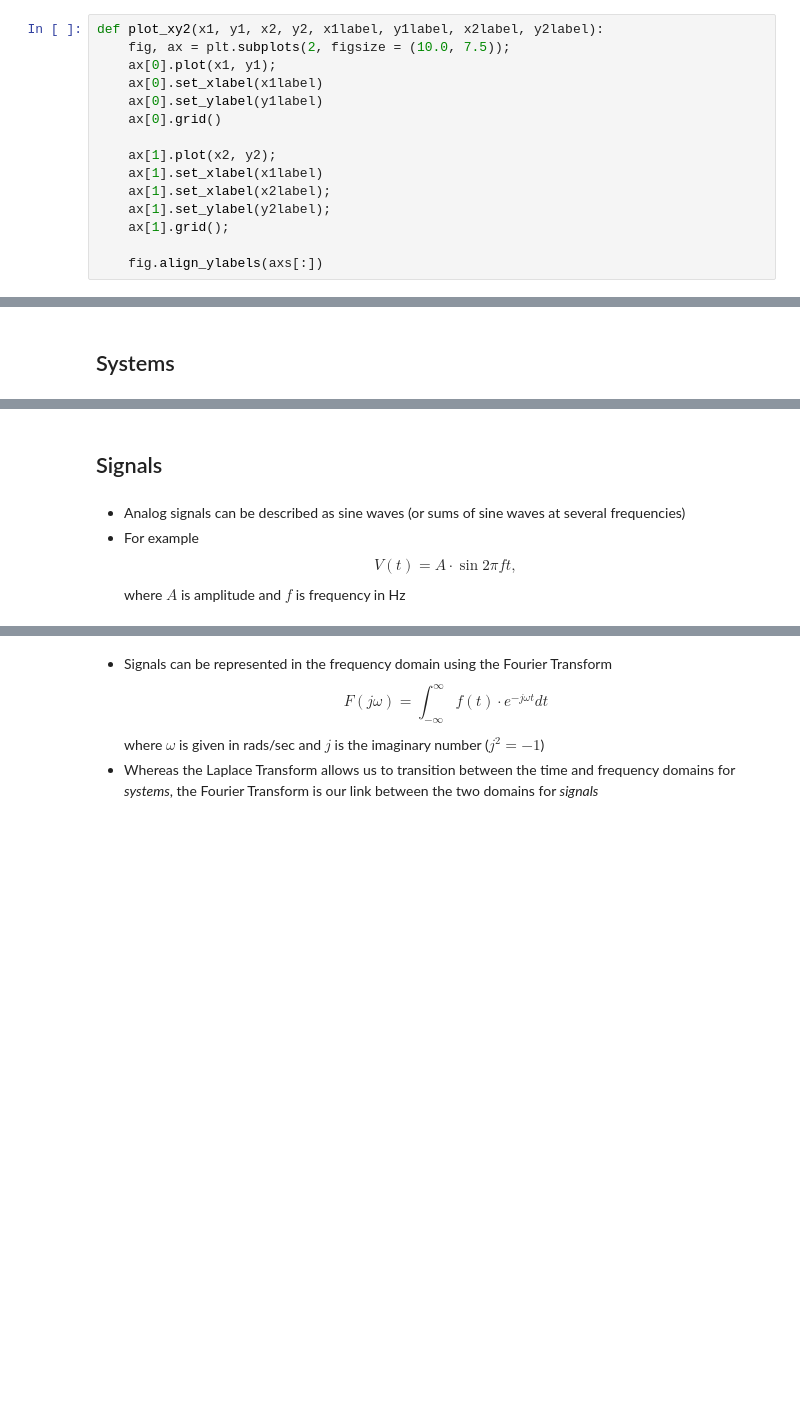
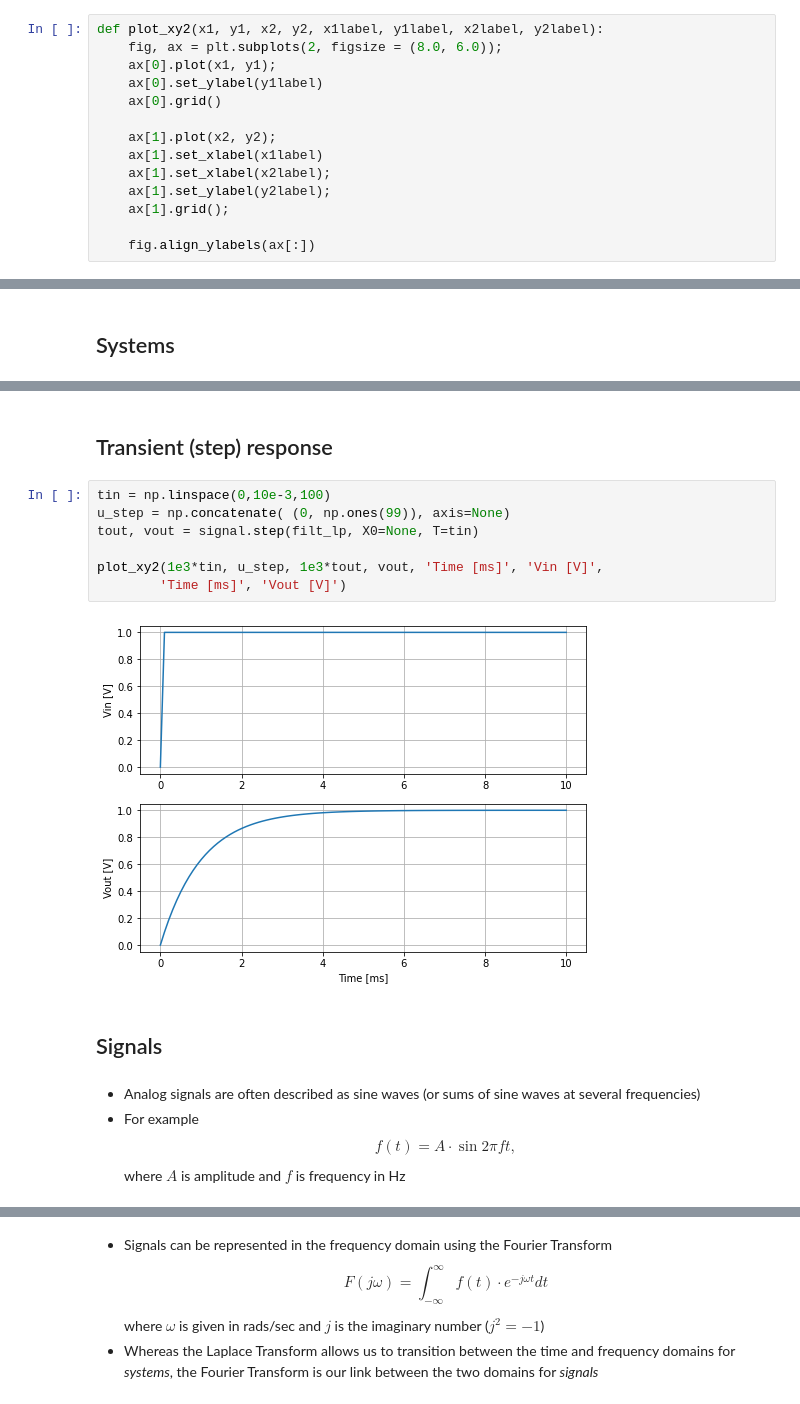
Before and after one commit to uw-analog/ee538-autumn2020, a Jupyter notebook: jupyter/2020_10_01_EEP538_Lecture1.ipynb, the cells around one changed output, grey strips where cells are left out. Saved outputs shown, nothing was run; the diff lists cells and outputs as text; blank space fills up the shorter version.

```diff
--- a/jupyter/2020_10_01_EEP538_Lecture1.ipynb
+++ b/jupyter/2020_10_01_EEP538_Lecture1.ipynb
@@ -107,8 +110,7 @@ def plot_logxy2(x1, y1, x2, y2, x1label, y1label, x2label, y2label):
 # %%
 def plot_xy2(x1, y1, x2, y2, x1label, y1label, x2label, y2label):
-    fig, ax = plt.subplots(2, figsize = (10.0, 7.5));
+    fig, ax = plt.subplots(2, figsize = (8.0, 6.0));
     ax[0].plot(x1, y1);
-    ax[0].set_xlabel(x1label)
     ax[0].set_ylabel(y1label)
     ax[0].grid()
 
@@ -118,7 +120,7 @@ def plot_xy2(x1, y1, x2, y2, x1label, y1label, x2label, y2label):
     ax[1].set_ylabel(y2label);
     ax[1].grid();
 
-    fig.align_ylabels(axs[:])
+    fig.align_ylabels(ax[:])
 # %% [markdown]
 We'll use __numpy__ in nearly everything we do, so let's use the industry standard __np__ when importing.
 # %%
@@ -160,9 +185,20 @@ Text(0.5, 0, 'Frequency [Hz]')
+# %% [markdown]
+## Transient (step) response
+# %%
+tin = np.linspace(0,10e-3,100)
+u_step = np.concatenate( (0, np.ones(99)), axis=None)
+tout, vout = signal.step(filt_lp, X0=None, T=tin)
+
+plot_xy2(1e3*tin, u_step, 1e3*tout, vout, 'Time [ms]', 'Vin [V]',
+        'Time [ms]', 'Vout [V]')
+# %% [output]
+[figure, added]
 # %% [markdown]
 ## Signals
 # %% [markdown]
- - Analog signals can be described as sine waves (or sums of sine waves at several frequencies)
+ - Analog signals are often described as sine waves (or sums of sine waves at several frequencies)
  - For example
-$$ V(t) = A \cdot \sin{2 \pi f t}, $$
+$$ f(t) = A \cdot \sin{2 \pi f t}, $$
     where $A$ is amplitude and $f$ is frequency in Hz
 # %% [markdown]
  - Another common specification of sinusoidal (and other) signals is the root-mean-square (RMS) amplitude, defined as the square root of the mean squared
```
Also changed, not shown: parts of 53 cells of this notebook, 9 other files.
